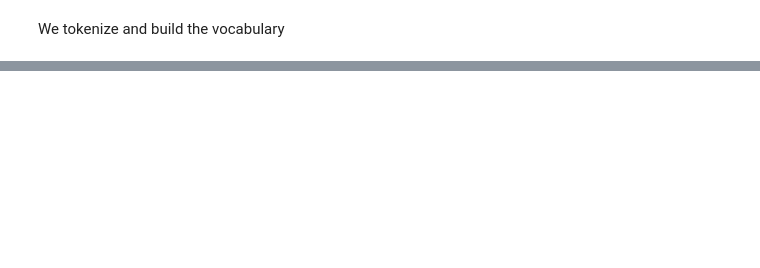
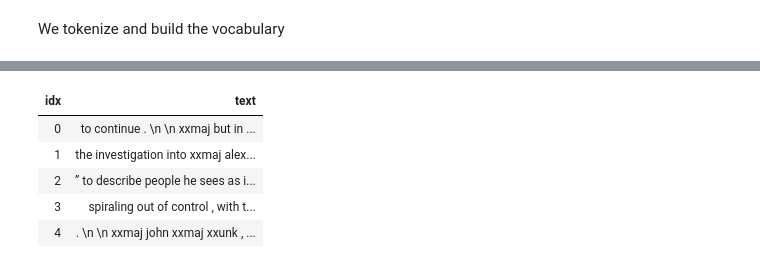
Before and after one commit to albergar2/fastai-project, a Jupyter notebook: homework/hw4.ipynb, the cells around one changed output, grey strips where cells are left out. Drawn from its saved outputs; the diff is of its cells as text; code cells hidden in the pictures; blank space fills up the shorter version.

```diff
--- a/homework/hw4.ipynb
+++ b/homework/hw4.ipynb
@@ -7,5 +7,5 @@ from fastai.text import *
 # %% [markdown]
 # Read Lablels
 # %%
-bs = 32
+bs = 16
 # %%
@@ -99,3 +96,12 @@ data_lm = load_data('.', 'data_lm.pkl', bs=bs)
+# %%
+data_lm.show_batch()
+# %% [output]
+| idx | text |
+| 0 | to continue . \n \n xxmaj but in ... |
+| 1 | the investigation into xxmaj alex... |
+| 2 | ” to describe people he sees as i... |
+| 3 | spiraling out of control , with t... |
+| 4 | . \n \n xxmaj john xxmaj xxunk , ... |
 # %%
 learn = language_model_learner(data_lm, AWD_LSTM, drop_mult=0.3,
                                 metrics=[accuracy, Perplexity()])
```
Also changed, not shown: parts of 41 cells of this notebook, 2 other files.
